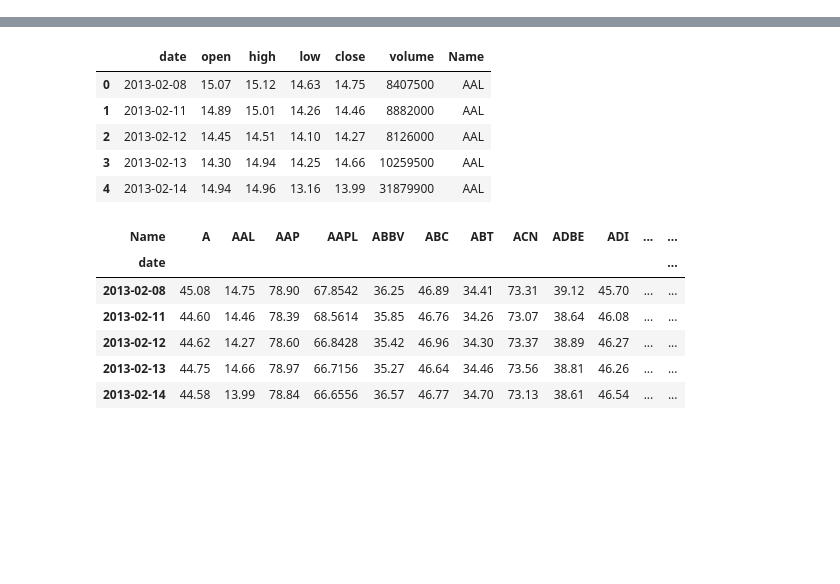
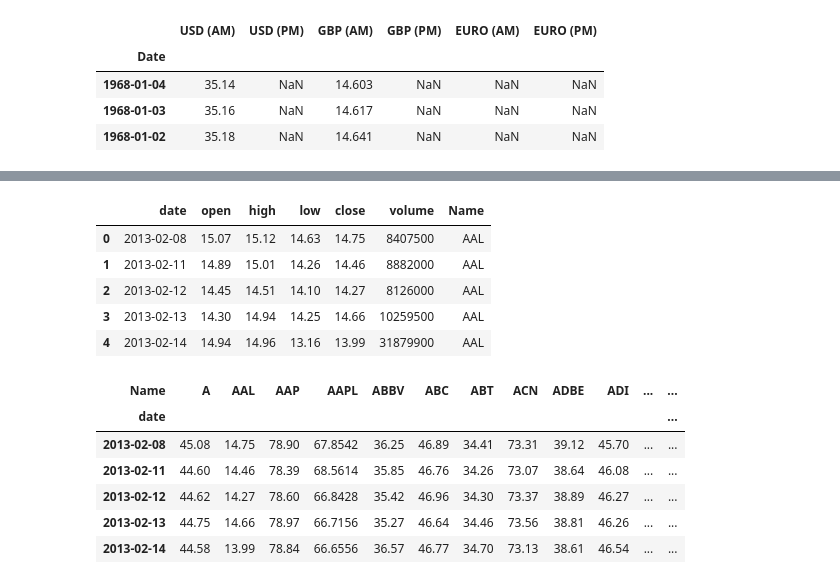
Before and after one commit to c-hamilton/data301_project, a Jupyter notebook: DataCleaning.ipynb, the cells around one changed output, grey strips where cells are left out. Cells and saved outputs as stored; diff of their text form; code cells hidden in the pictures; blank space fills up the shorter version.

```diff
--- a/DataCleaning.ipynb
+++ b/DataCleaning.ipynb
@@ -13,0 +22,8 @@ gold = pd.read_csv("https://www.quandl.com/api/v3/datasets/LBMA/GOLD.csv?api_key
+# %%
+gold.tail(3)
+# %% [output]
+|  | USD (AM) | USD (PM) | GBP (AM) | GBP (PM) | EURO (AM) | EURO (PM) |
+| Date |  |  |  |  |  |  |
+| 1968-01-04 | 35.14 | NaN | 14.603 | NaN | NaN | NaN |
+| 1968-01-03 | 35.16 | NaN | 14.617 | NaN | NaN | NaN |
+| 1968-01-02 | 35.18 | NaN | 14.641 | NaN | NaN | NaN |
```
Also changed, not shown: parts of 18 cells of this notebook, 5 other files.
